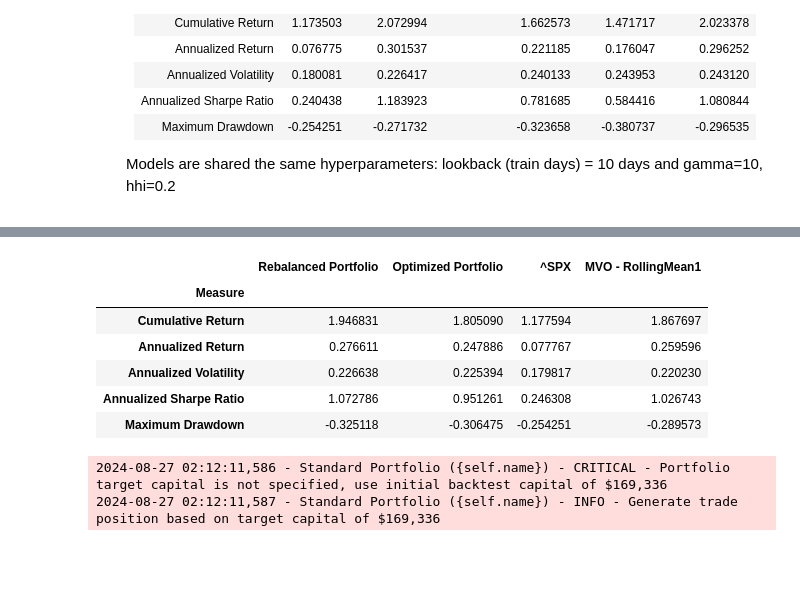
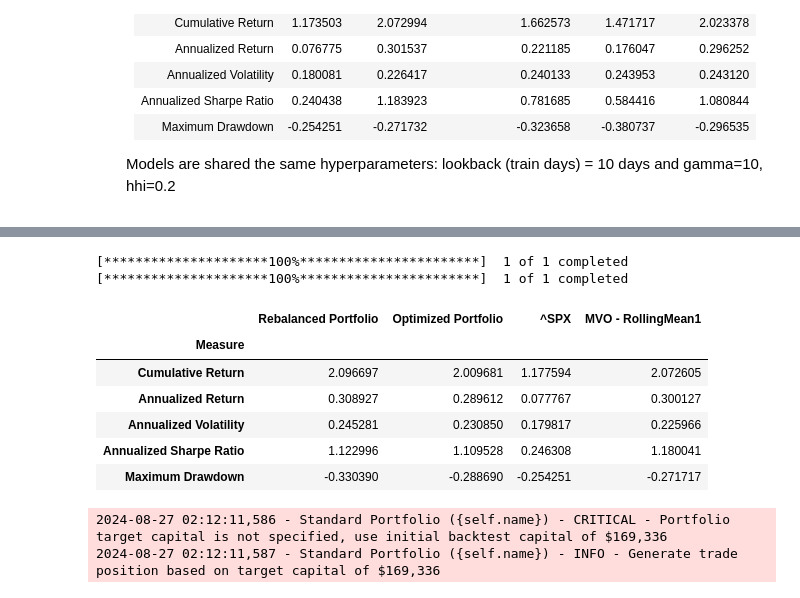
Before and after one commit to lok419/my-trading, a Jupyter notebook: strategy_v2/ExecutePortfoliov2.ipynb, the cells around one changed output, grey strips where cells are left out. Cells and saved outputs as stored; diff of their text form; code cells hidden in the pictures; blank space fills up the shorter version.

```diff
--- a/strategy_v2/ExecutePortfoliov2.ipynb
+++ b/strategy_v2/ExecutePortfoliov2.ipynb
@@ -52,8 +52,8 @@ portfolio = PortfolioStandard(
     rebalance_iter=RebalancerIter('0 0 * * Fri', 2),
     tc_model=TransactionCostFutu(),
     systems=[
-        #TradingSubSystemSingle(vol_target=vol_target, instruments=instruments,  strategy=[MeanVarianceOpt(alpha_model=LGBM(5,10), risk_model=RollingMeanCov(60), gamma=10, hhi=0.2, lookback=60, confidence=1)], max_leverage=max_leverage, offset=60),
-        TradingSubSystemSingle(vol_target=vol_target, instruments=instruments,  strategy=[MeanVarianceOpt(alpha_model=RollingMean(10), risk_model=RollingMeanCov(60), gamma=10, hhi=0.2, lookback=60, confidence=1)], max_leverage=max_leverage, offset=60),
+        TradingSubSystemSingle(vol_target=vol_target, instruments=instruments, strategy=[MeanVarianceOpt(alpha_model=LGBM(5,10), risk_model=RollingMeanCov(10), gamma=10, hhi=0.2, confidence=1)], max_leverage=max_leverage, offset=60),
+        TradingSubSystemSingle(vol_target=vol_target, instruments=instruments, strategy=[MeanVarianceOpt(alpha_model=RollingMean(10), risk_model=RollingMeanCov(10), gamma=10, hhi=0.2, confidence=1)], max_leverage=max_leverage, offset=60),
     ]
 )
 
@@ -70,10 +71,12 @@ portfolio.performance(show_all_rets=True)
+[*********************100%***********************]  1 of 1 completed
+[*********************100%***********************]  1 of 1 completed
 |  | Rebalanced Portfolio | Optimized Portfolio | ^SPX | MVO - RollingMean1 |
 | Measure |  |  |  |  |
-| Cumulative Return | 1.946831 | 1.805090 | 1.177594 | 1.867697 |
-| Annualized Return | 0.276611 | 0.247886 | 0.077767 | 0.259596 |
-| Annualized Volatility | 0.226638 | 0.225394 | 0.179817 | 0.220230 |
-| Annualized Sharpe Ratio | 1.072786 | 0.951261 | 0.246308 | 1.026743 |
-| Maximum Drawdown | -0.325118 | -0.306475 | -0.254251 | -0.289573 |
+| Cumulative Return | 2.096697 | 2.009681 | 1.177594 | 2.072605 |
+| Annualized Return | 0.308927 | 0.289612 | 0.077767 | 0.300127 |
+| Annualized Volatility | 0.245281 | 0.230850 | 0.179817 | 0.225966 |
+| Annualized Sharpe Ratio | 1.122996 | 1.109528 | 0.246308 | 1.180041 |
+| Maximum Drawdown | -0.330390 | -0.288690 | -0.254251 | -0.271717 |
 # %%
 portfolio.get_position_for_trade()
 # %% [output]
```
Also changed, not shown: parts of 1 cell of this notebook, 8 other files.
